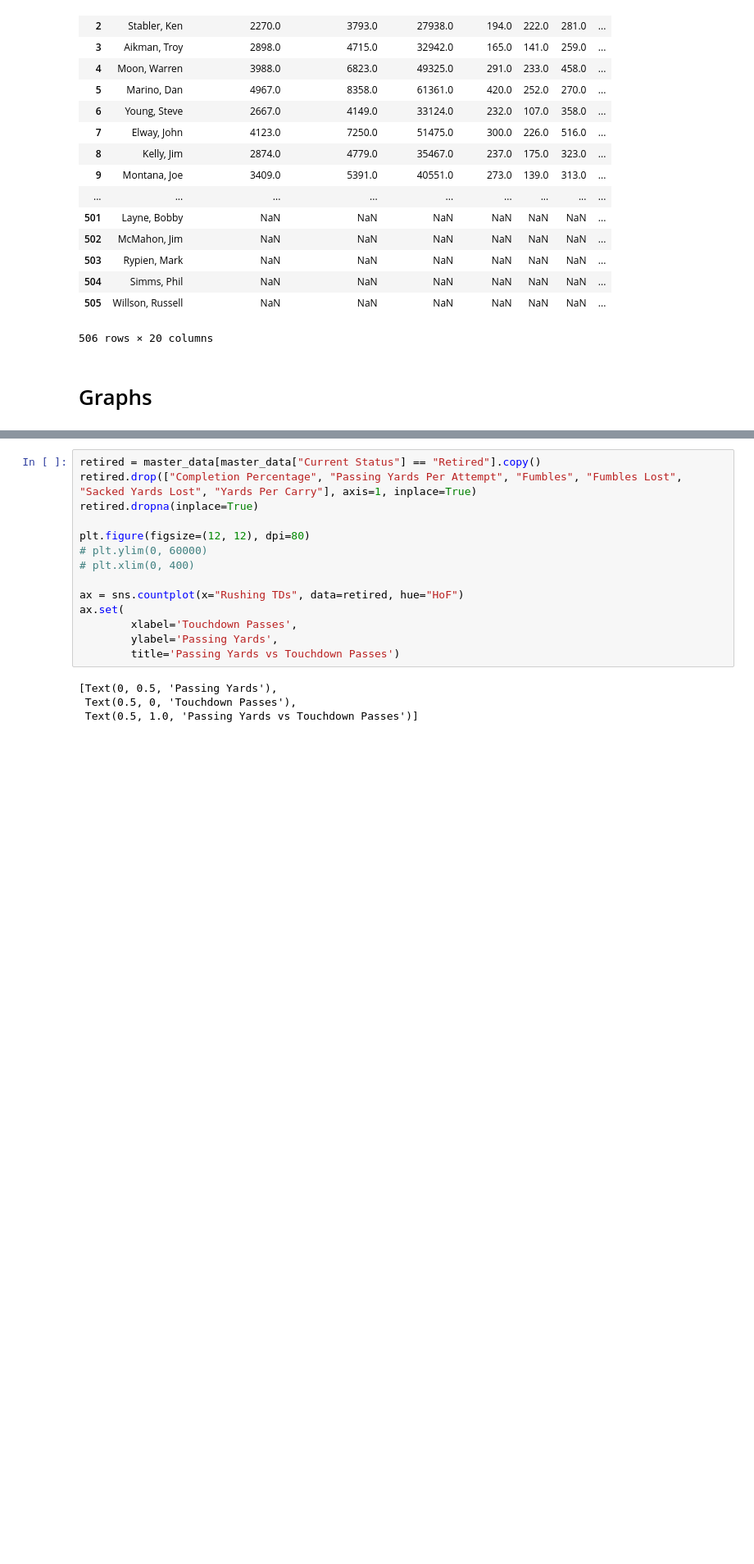
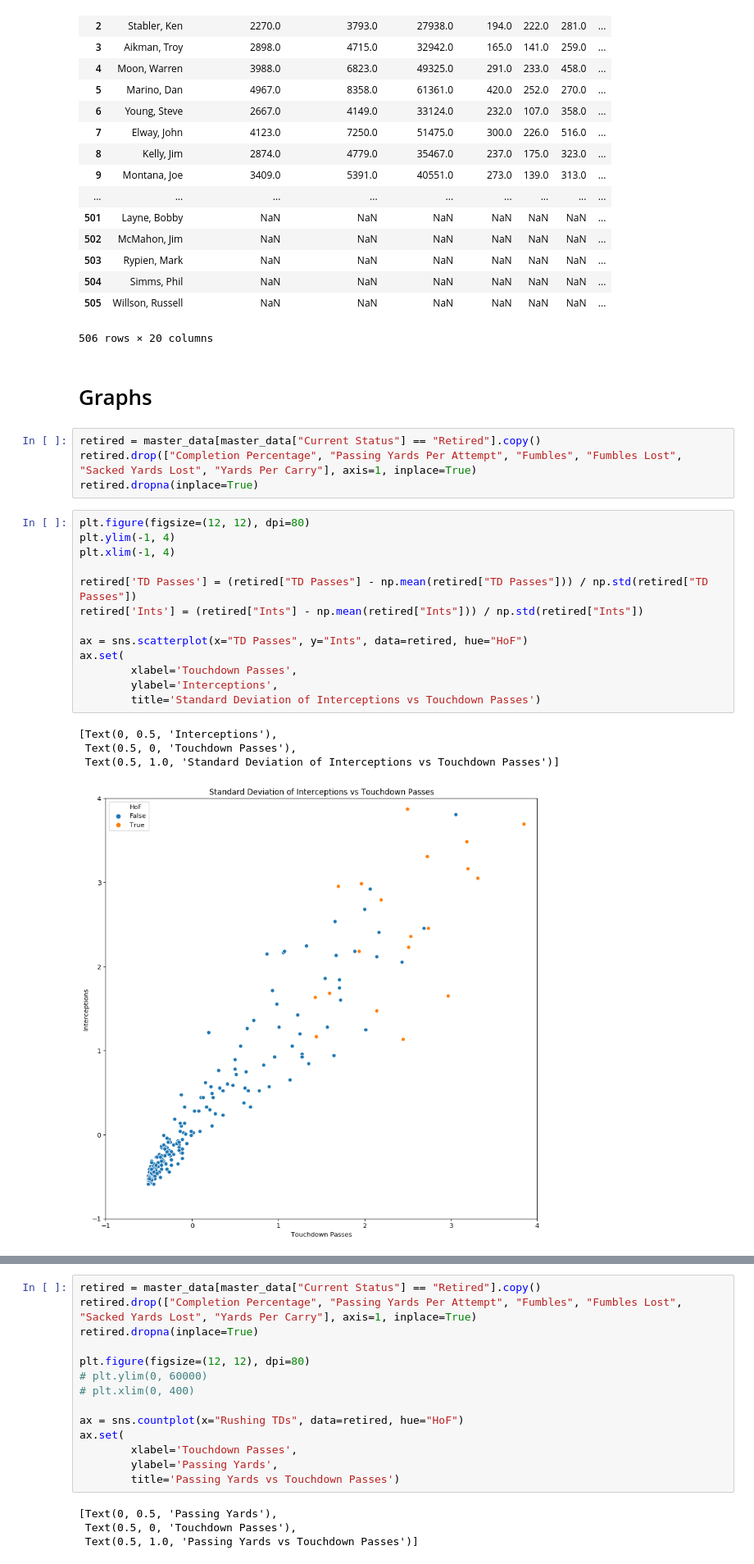
Before and after one commit to Fentonmiller/Fentonmiller.github.io, a Jupyter notebook: Final_Project_Stoney.ipynb, the cells around one changed output, grey strips where cells are left out. Shown at 82% size. Drawn from its saved outputs; the diff is of its cells as text; blank space fills up the shorter version.

```diff
--- a/Final_Project_Stoney.ipynb
+++ b/Final_Project_Stoney.ipynb
@@ -564,3 +564,25 @@ master_data
 506 rows × 20 columns
 # %% [markdown]
 # Graphs
+# %%
+retired = master_data[master_data["Current Status"] == "Retired"].copy()
+retired.drop(["Completion Percentage", "Passing Yards Per Attempt", "Fumbles", "Fumbles Lost", "Sacked Yards Lost", "Yards Per Carry"], axis=1, inplace=True)
+retired.dropna(inplace=True)
+# %%
+plt.figure(figsize=(12, 12), dpi=80)
+plt.ylim(-1, 4)
+plt.xlim(-1, 4)
+
+retired['TD Passes'] = (retired["TD Passes"] - np.mean(retired["TD Passes"])) / np.std(retired["TD Passes"])
+retired['Ints'] = (retired["Ints"] - np.mean(retired["Ints"])) / np.std(retired["Ints"])
+
+ax = sns.scatterplot(x="TD Passes", y="Ints", data=retired, hue="HoF")
+ax.set(
+        xlabel='Touchdown Passes',
+        ylabel='Interceptions',
+        title='Standard Deviation of Interceptions vs Touchdown Passes')
+# %% [output]
+[Text(0, 0.5, 'Interceptions'),
+ Text(0.5, 0, 'Touchdown Passes'),
+ Text(0.5, 1.0, 'Standard Deviation of Interceptions vs Touchdown Passes')]
+[figure, added]
```
Also changed, not shown: parts of 4 cells of this notebook.
